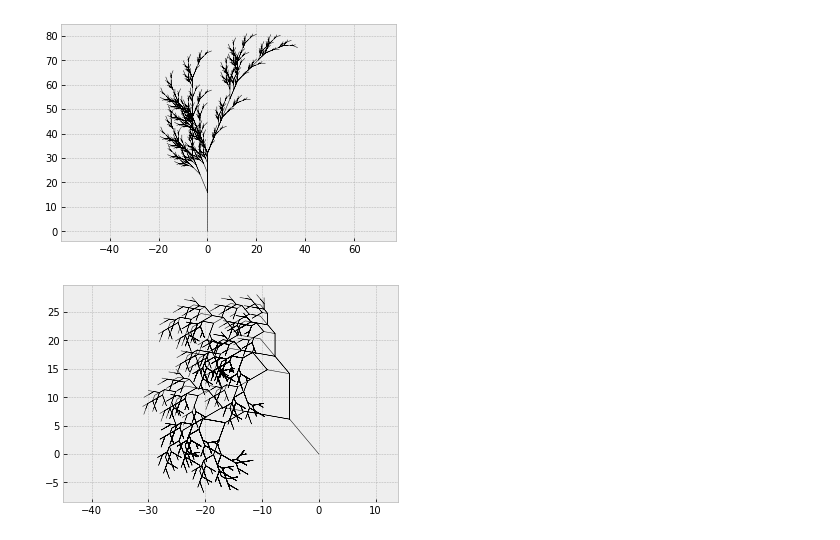
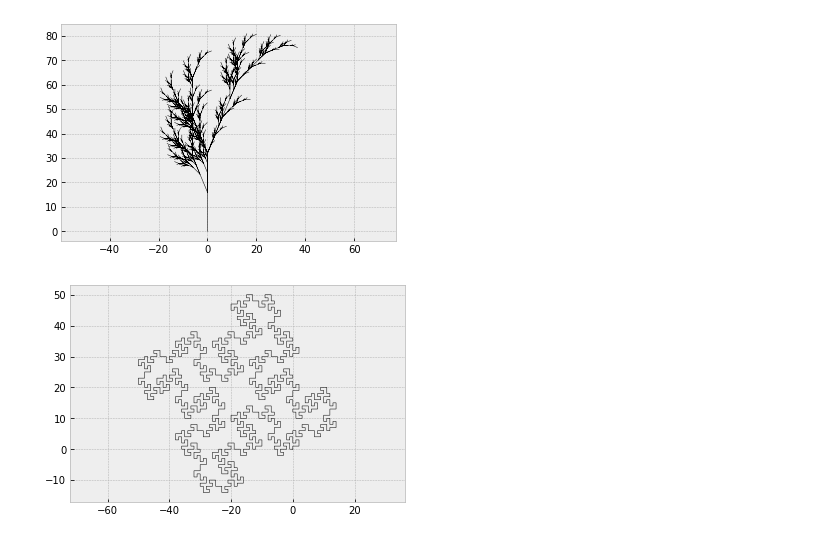
Before and after one commit to a11isonliu/tree-modeling, a Jupyter notebook: AL_treesim.ipynb, the cells around one changed output. Drawn from its saved outputs; the diff is of its cells as text; code cells hidden in the pictures.

```diff
--- a/AL_treesim.ipynb
+++ b/AL_treesim.ipynb
@@ -161,7 +183,8 @@ Now we generate some more plants of our own!
 l_plot('A', {'A': 'F-[[A]+A]+F[+FA]-A', 'F': 'FF'}, 5, 22.5)
 # %% [output]
 [figure]
-# %%
-l_plot('A', {'A': '-F[-F[A]+A][+F[A]][-F[A]]+F[-FA]-A', 'F' : 'FF'}, 4, 40)
-# %% [output]
-[figure, removed]
+# %%
+# Koch Curve
+l_plot('F-F-F-F', {'F': 'F+FF-FF-F-F+F+FF-F-F+F+FF+FF-F'}, 2, 90)
+# %% [output]
+[figure, added]
```
Also changed, not shown: parts of 6 cells of this notebook, 6 other files.
